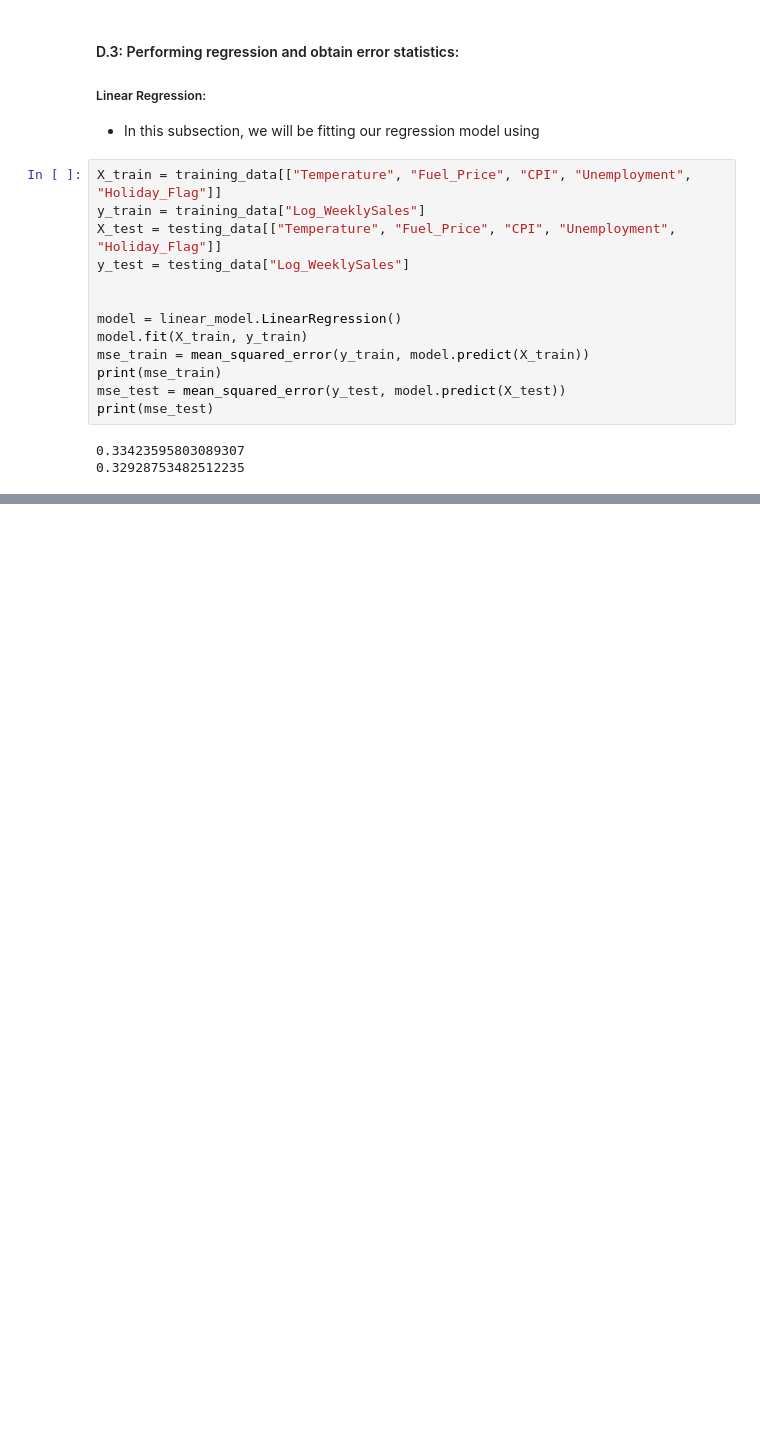
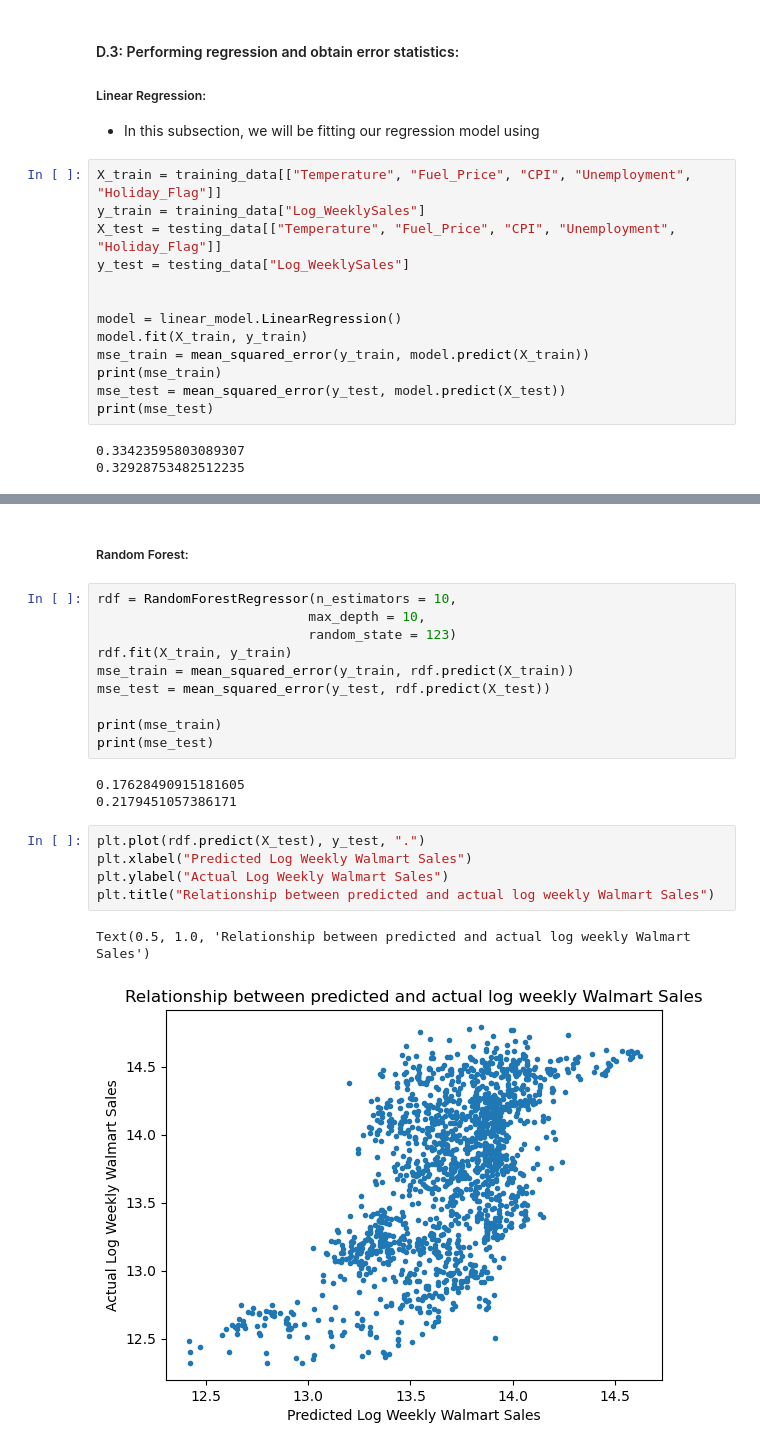
Before and after one commit to tuanqpham/walmart_regression, a Jupyter notebook: Final Report.ipynb, the cells around one changed output, grey strips where cells are left out. Saved outputs shown, nothing was run; the diff lists cells and outputs as text; blank space fills up the shorter version.

```diff
--- a/Final Report.ipynb
+++ b/Final Report.ipynb
@@ -222,0 +256,23 @@ print(mse_test)
+# %% [markdown]
+##### Random Forest:
+# %%
+rdf = RandomForestRegressor(n_estimators = 10,
+                           max_depth = 10,
+                           random_state = 123)
+rdf.fit(X_train, y_train)
+mse_train = mean_squared_error(y_train, rdf.predict(X_train))
+mse_test = mean_squared_error(y_test, rdf.predict(X_test))
+
+print(mse_train)
+print(mse_test)
+# %% [output]
+0.17628490915181605
+0.2179451057386171
+# %%
+plt.plot(rdf.predict(X_test), y_test, ".")
+plt.xlabel("Predicted Log Weekly Walmart Sales")
+plt.ylabel("Actual Log Weekly Walmart Sales")
+plt.title("Relationship between predicted and actual log weekly Walmart Sales")
+# %% [output]
+Text(0.5, 1.0, 'Relationship between predicted and actual log weekly Walmart Sales')
+[figure, added]
```
Also changed, not shown: parts of 8 cells of this notebook.
